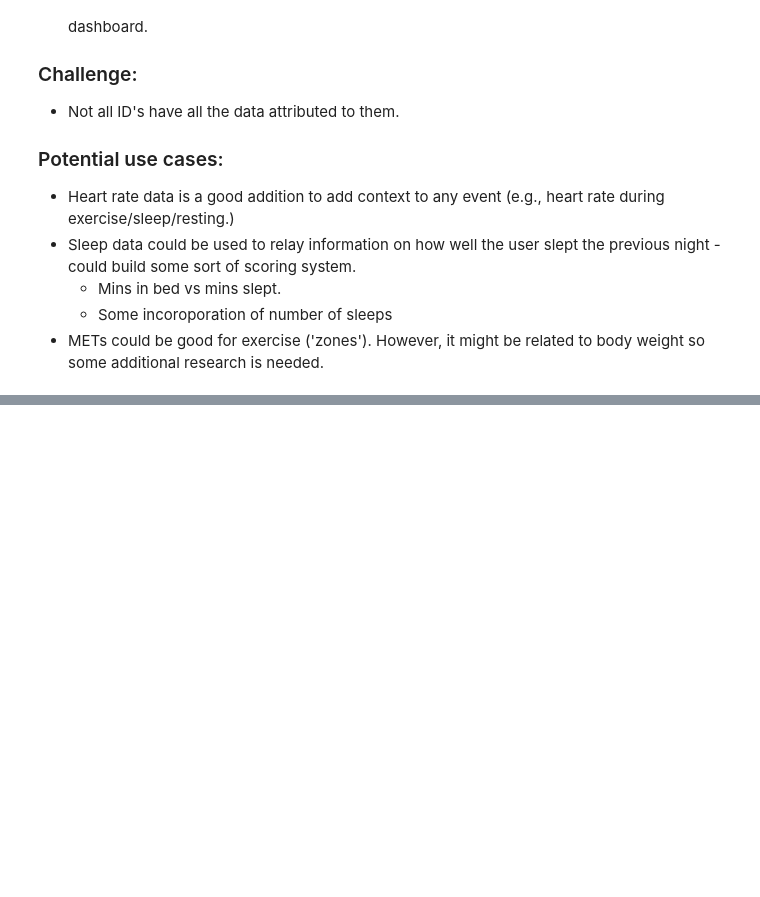
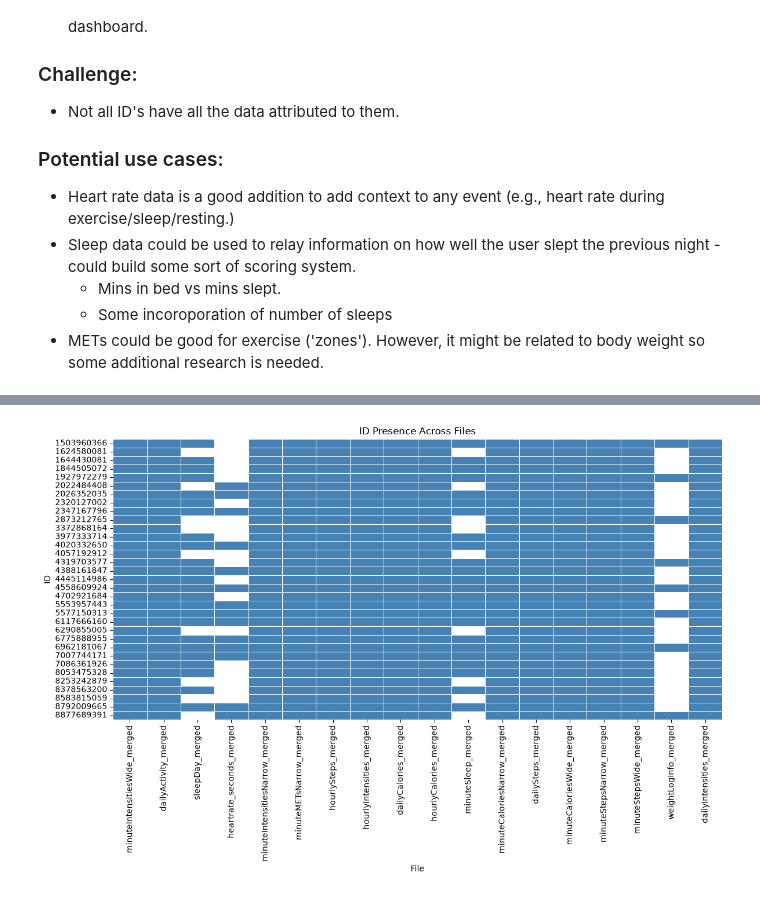
Before and after one commit to Maryam2125/DATA2007-Fitbit-Dashboard-Group, a Jupyter notebook: exploration/exploration_sam.ipynb, the cells around one changed output, grey strips where cells are left out. Drawn from its saved outputs; the diff is of its cells as text; code cells hidden in the pictures; blank space fills up the shorter version.

```diff
--- a/exploration/exploration_sam.ipynb
+++ b/exploration/exploration_sam.ipynb
@@ -241,0 +296,38 @@ METs data is the most complete containing subsets of the others. There are 12 co
+# %%
+data_path = Path.cwd().parent / "datafolder"
+data_path = data_path.glob('*.csv')
+
+files = [x for x in data_path if x.is_file()]
+
+
+dict = {}
+for file in files:
+    dict.update({Path(file).name.replace('.csv',''): pd.read_csv(file)['Id'].unique()})
+
+
+# Alternative approach if IDs differ between files:
+all_ids = sorted(set().union(*dict.values()))
+
+id_file_matrix = pd.DataFrame(
+    {
+        file: [int(id_ in ids) for id_ in all_ids]
+        for file, ids in dict.items()
+    },
+    index=all_ids
+)
+
+plt.figure(figsize=(12, 8))
+sns.heatmap(
+    id_file_matrix,
+    cmap=['white', 'steelblue'],
+    cbar=False,
+    linewidths=0.5
+)
+
+plt.xlabel("File")
+plt.ylabel("ID")
+plt.title("ID Presence Across Files")
+plt.tight_layout()
+plt.show()
+# %% [output]
+[figure, added]
```
Also changed, not shown: parts of 3 cells of this notebook, 1 other file.
